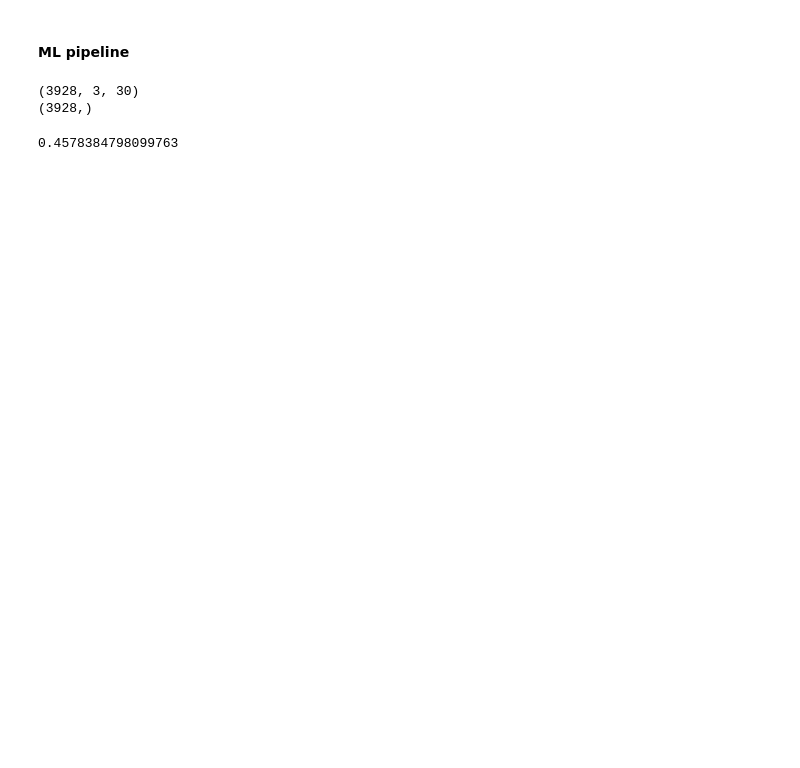
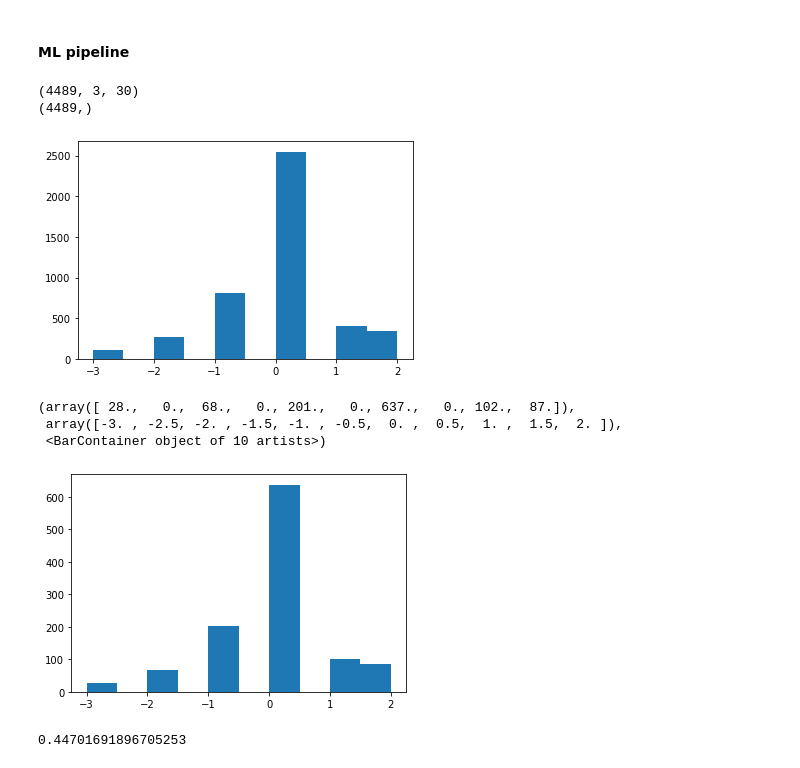
Before and after one commit to fyng/PedAccel, a Jupyter notebook: JHU SAFE/patient_sbs.ipynb, the cells around one changed output. Saved outputs shown, nothing was run; the diff lists cells and outputs as text; code cells hidden in the pictures; blank space fills up the shorter version.

Commit message:
stratefy train-test split

```diff
--- a/JHU SAFE/patient_sbs.ipynb
+++ b/JHU SAFE/patient_sbs.ipynb
@@ -355,21 +363,34 @@ from sklearn.model_selection import train_test_split
 from sktime.datasets import load_basic_motions  # multivariate dataset
 from sktime.transformations.panel.rocket import Rocket
 
-X_train,X_test, y_train, y_test = train_test_split(X, y, test_size=0.3, random_state=42)
+# preserve class ratio in train and test set
+X_train,X_test, y_train, y_test = train_test_split(X, y, test_size=0.2, random_state=42, stratify=y)
 print(X_train.shape)
 print(y_train.shape)
 # %% [output]
-(3928, 3, 30)
-(3928,)
+(4489, 3, 30)
+(4489,)
+# %%
+plt.hist(y_train)
+plt.show()
+plt.hist(y_test)
+# %% [output]
+[figure, added]
+(array([ 28.,   0.,  68.,   0., 201.,   0., 637.,   0., 102.,  87.]),
+ array([-3. , -2.5, -2. , -1.5, -1. , -0.5,  0. ,  0.5,  1. ,  1.5,  2. ]),
+ <BarContainer object of 10 artists>)
+[figure, added]
 # %%
 rocket = Rocket()
 rocket.fit(X_train)
+# transform patient waveform into features using ROCKET
 X_train_transform = rocket.transform(X_train)
 
+# use a simple linear classifier with regularization
 classifier = RidgeClassifierCV(alphas=np.logspace(-3, 3, 10))
 classifier.fit(X_train_transform, y_train)
 
 X_test_transform = rocket.transform(X_test)
 classifier.score(X_test_transform, y_test)
 # %% [output]
-0.4578384798099763
+0.44701691896705253
```
Also changed, not shown: parts of 3 cells of this notebook.
